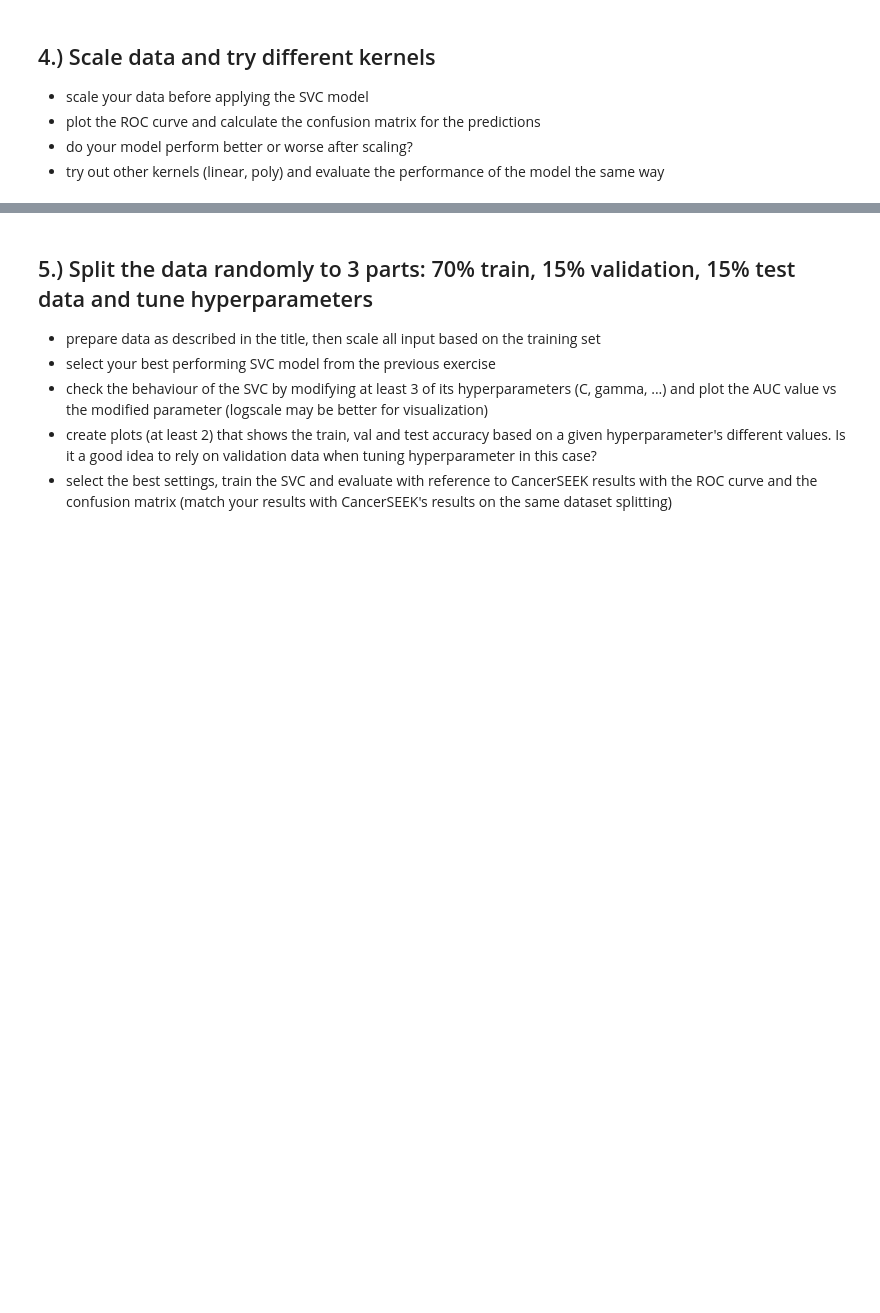
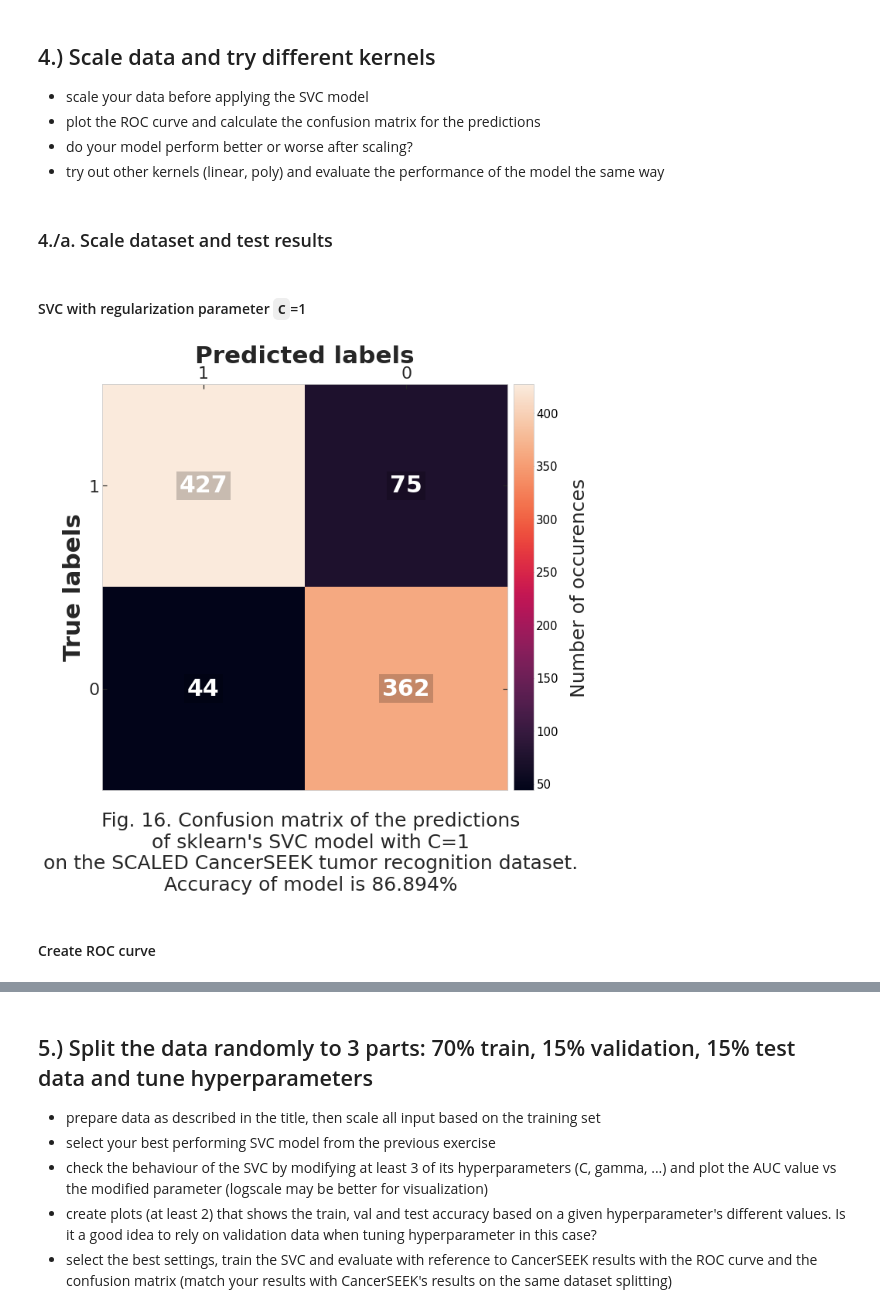
Before and after one commit to masterdesky/ELTE-data-mining-2020, a Jupyter notebook: Homeworks/Week 7/homework_07.ipynb, the cells around one changed output, grey strips where cells are left out. Cells and saved outputs as stored; diff of their text form; code cells hidden in the pictures; blank space fills up the shorter version.

```diff
--- a/Homeworks/Week 7/homework_07.ipynb
+++ b/Homeworks/Week 7/homework_07.ipynb
@@ -242,15 +244,13 @@ def accuracy_metric(y_test, y_pred):
     --------
     Accuracy of model in reference of the true test labels.
     """
-    y_test = np.array(y_test)
-    y_pred = np.array(y_pred)
+    # Binarize labels
+    y_test = label_binarize(y_test, classes=np.unique(y_test))
+    y_pred = label_binarize(y_pred, classes=np.unique(y_pred))
 
     correct = 0
     for (t, p) in zip(y_test, y_pred):
-        if hasattr(t, '__len__'):
-            t = list(t)
-            p = list(p)
-        if t == p:
+        if all(t == p):
             correct += 1
     return correct / len(y_test) * 100
 # %%
@@ -705,3 +749,34 @@ ValueError: key of type tuple not found and not a MultiIndex
 - plot the ROC curve and calculate the confusion matrix for the predictions
 - do your model perform better or worse after scaling?
 - try out other kernels (linear, poly) and evaluate the performance of the model the same way
+# %% [markdown]
+### 4./a. Scale dataset and test results
+# %%
+# Full dataset
+X = df[df.columns[2:-3]]
+y = df[df.columns[-1]]
+X = pd.DataFrame(scale_data(X), columns=X.columns)
+
+# Train-test split as given by task description
+X_train, X_test = X[::2], X[1::2]
+y_train, y_test = y[::2], y[1::2]
+# %% [markdown]
+#### SVC with regularization parameter `C`=1
+# %%
+# Define and fit the SVC model with C=1
+svc = SVC(C=1)
+svc.fit(X_train, y_train);
+# Make predictions
+y_pred = svc.predict(X_test)
+# Calculate and accuracy metric and the confusion matrix
+accuracy = accuracy_metric(y_test=y_test, y_pred=y_pred)
+conf_mat = confusion_matrix(y_test, y_pred, labels=[1,0])
+# %%
+plot_confusion_matrix(conf_mat, y, labels=[1,0],
+                      title=('Fig. 16. Confusion matrix of the predictions\nof sklearn\'s SVC model with C=1\n' +
+                             'on the SCALED CancerSEEK tumor recognition dataset.\n' +
+                             'Accuracy of model is {0:.3f}%'.format(accuracy)))
+# %% [output]
+[figure, added]
+# %% [markdown]
+#### Create ROC curve
```
Also changed, not shown: parts of 42 cells of this notebook.
